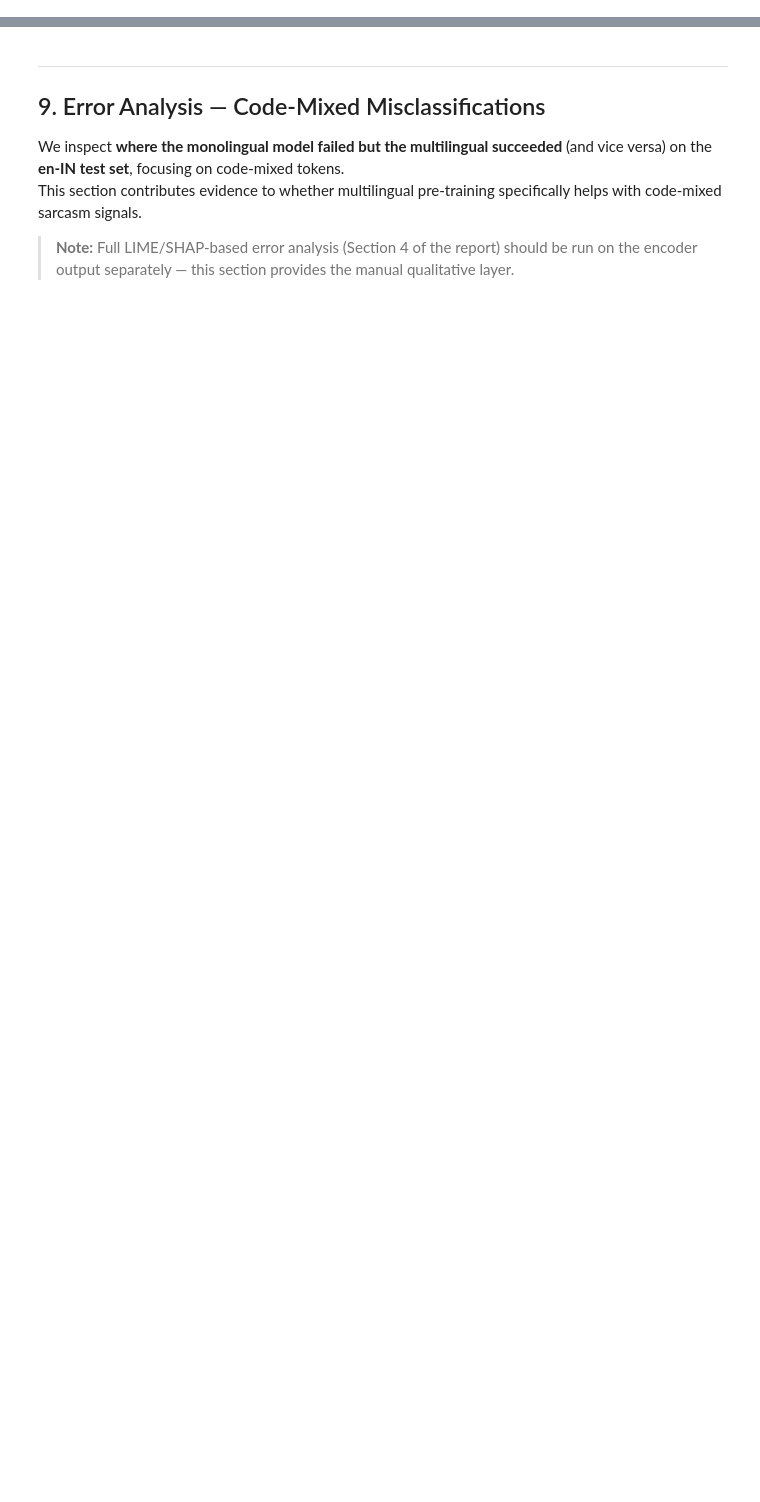
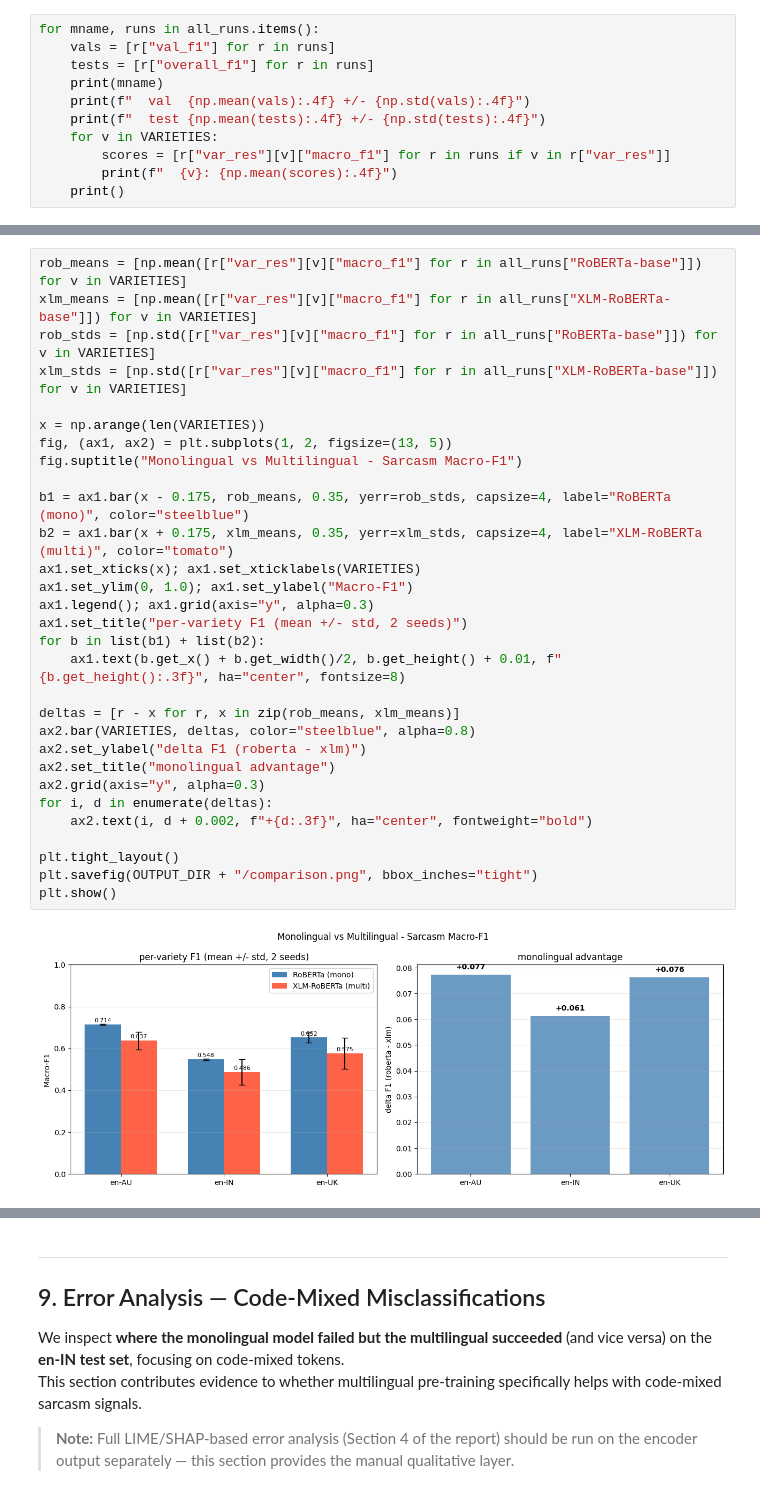
Before and after one commit to raaghavkk/UG04-NLP-COMM061, a Jupyter notebook: notebooks/akshyat_finetuning.ipynb, the cells around one changed output, grey strips where cells are left out. Saved outputs shown, nothing was run; the diff lists cells and outputs as text; blank space fills up the shorter version.

```diff
--- a/notebooks/akshyat_finetuning.ipynb
+++ b/notebooks/akshyat_finetuning.ipynb
@@ -831,0 +532,11 @@ XLM-RoBERTa-base (multi): seed42=10.5 min, seed123=17.5 min, mean=14.0 min
+# %%
+for mname, runs in all_runs.items():
+    vals = [r["val_f1"] for r in runs]
+    tests = [r["overall_f1"] for r in runs]
+    print(mname)
+    print(f"  val  {np.mean(vals):.4f} +/- {np.std(vals):.4f}")
+    print(f"  test {np.mean(tests):.4f} +/- {np.std(tests):.4f}")
+    for v in VARIETIES:
+        scores = [r["var_res"][v]["macro_f1"] for r in runs if v in r["var_res"]]
+        print(f"  {v}: {np.mean(scores):.4f}")
+    print()
@@ -831,0 +557,32 @@ XLM-RoBERTa-base (multi): seed42=10.5 min, seed123=17.5 min, mean=14.0 min
+# %%
+rob_means = [np.mean([r["var_res"][v]["macro_f1"] for r in all_runs["RoBERTa-base"]]) for v in VARIETIES]
+xlm_means = [np.mean([r["var_res"][v]["macro_f1"] for r in all_runs["XLM-RoBERTa-base"]]) for v in VARIETIES]
+rob_stds = [np.std([r["var_res"][v]["macro_f1"] for r in all_runs["RoBERTa-base"]]) for v in VARIETIES]
+xlm_stds = [np.std([r["var_res"][v]["macro_f1"] for r in all_runs["XLM-RoBERTa-base"]]) for v in VARIETIES]
+
+x = np.arange(len(VARIETIES))
+fig, (ax1, ax2) = plt.subplots(1, 2, figsize=(13, 5))
+fig.suptitle("Monolingual vs Multilingual - Sarcasm Macro-F1")
+
+b1 = ax1.bar(x - 0.175, rob_means, 0.35, yerr=rob_stds, capsize=4, label="RoBERTa (mono)", color="steelblue")
+b2 = ax1.bar(x + 0.175, xlm_means, 0.35, yerr=xlm_stds, capsize=4, label="XLM-RoBERTa (multi)", color="tomato")
+ax1.set_xticks(x); ax1.set_xticklabels(VARIETIES)
+ax1.set_ylim(0, 1.0); ax1.set_ylabel("Macro-F1")
+ax1.legend(); ax1.grid(axis="y", alpha=0.3)
+ax1.set_title("per-variety F1 (mean +/- std, 2 seeds)")
+for b in list(b1) + list(b2):
+    ax1.text(b.get_x() + b.get_width()/2, b.get_height() + 0.01, f"{b.get_height():.3f}", ha="center", fontsize=8)
+
+deltas = [r - x for r, x in zip(rob_means, xlm_means)]
+ax2.bar(VARIETIES, deltas, color="steelblue", alpha=0.8)
+ax2.set_ylabel("delta F1 (roberta - xlm)")
+ax2.set_title("monolingual advantage")
+ax2.grid(axis="y", alpha=0.3)
+for i, d in enumerate(deltas):
+    ax2.text(i, d + 0.002, f"+{d:.3f}", ha="center", fontweight="bold")
+
+plt.tight_layout()
+plt.savefig(OUTPUT_DIR + "/comparison.png", bbox_inches="tight")
+plt.show()
+# %% [output]
+[figure, added]
```
Also changed, not shown: parts of 66 cells of this notebook.
